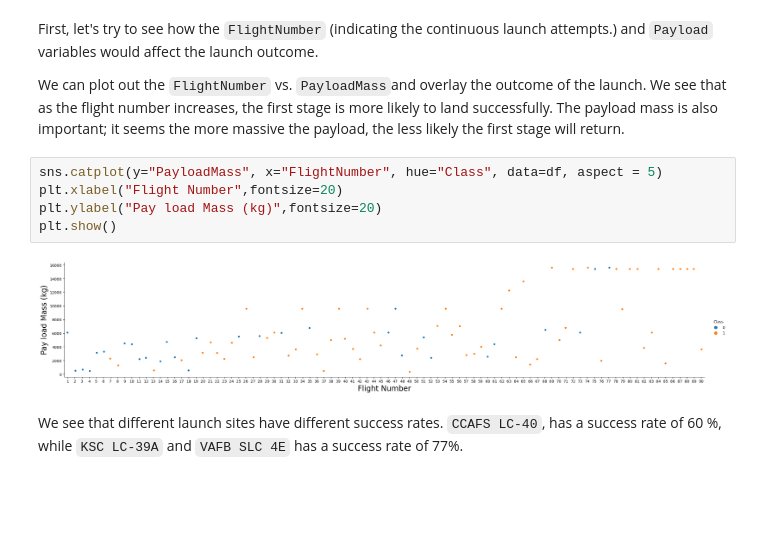
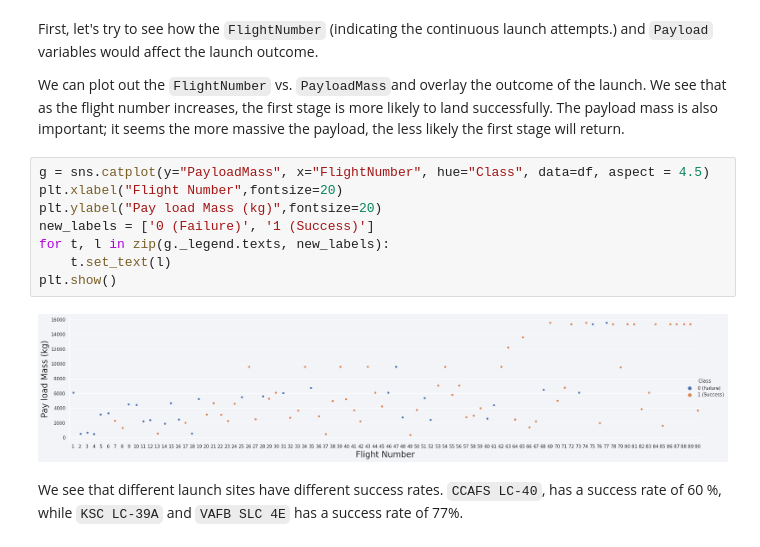
Before and after one commit to zulfikharali650/ibmcoursera, a Jupyter notebook: applied-ds-capstone/labs/5-jupyter-labs-eda-dataviz-ibm-watson.ipynb, the cells around one changed output. Drawn from its saved outputs; the diff is of its cells as text; blank space fills up the shorter version.

Commit message:
Completed IBM Data Science Course

```diff
--- a/applied-ds-capstone/labs/5-jupyter-labs-eda-dataviz-ibm-watson.ipynb
+++ b/applied-ds-capstone/labs/5-jupyter-labs-eda-dataviz-ibm-watson.ipynb
@@ -69,12 +69,15 @@ First, let's try to see how the `FlightNumber` (indicating the continuous launch
 
 We can plot out the <code>FlightNumber</code> vs. <code>PayloadMass</code>and overlay the outcome of the launch. We see that as the flight number increases, the first stage is more likely to land successfully. The payload mass is also important; it seems the more massive the payload, the less likely the first stage will return.
 # %%
-sns.catplot(y="PayloadMass", x="FlightNumber", hue="Class", data=df, aspect = 5)
+g = sns.catplot(y="PayloadMass", x="FlightNumber", hue="Class", data=df, aspect = 4.5)
 plt.xlabel("Flight Number",fontsize=20)
 plt.ylabel("Pay load Mass (kg)",fontsize=20)
+new_labels = ['0 (Failure)', '1 (Success)']
+for t, l in zip(g._legend.texts, new_labels):
+    t.set_text(l)
 plt.show()
 # %% [output]
-[figure, old version]
+[figure, new version]
 # %% [markdown]
 We see that different launch sites have different success rates.  <code>CCAFS LC-40</code>, has a success rate of 60 %, while  <code>KSC LC-39A</code> and <code>VAFB SLC 4E</code> has a success rate of 77%.
 # %% [markdown]
```
Also changed, not shown: parts of 6 cells of this notebook, 11 other files.
